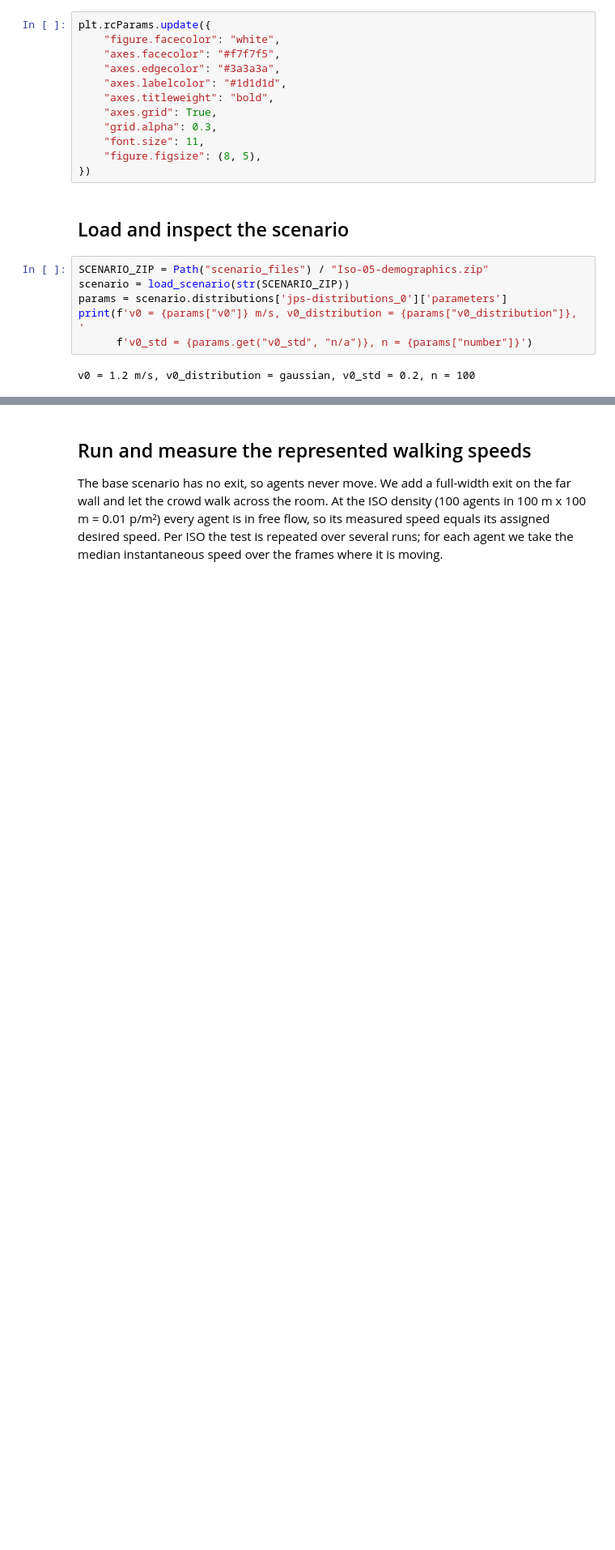
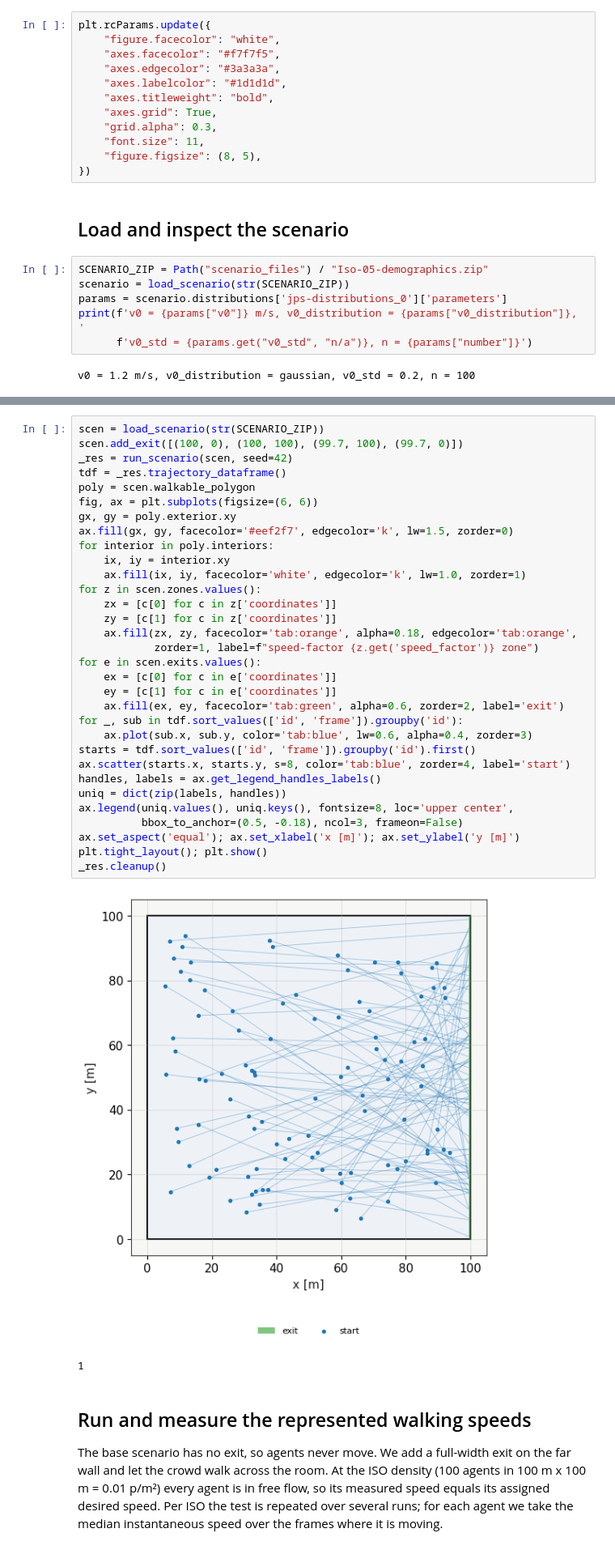
Before and after one commit to PedestrianDynamics/Web-Based-Jupedsim-issues, a Jupyter notebook: standards/iso/iso05_demographics.ipynb, the cells around one changed output, grey strips where cells are left out. Shown at 81% size. Drawn from its saved outputs; the diff is of its cells as text; blank space fills up the shorter version.

```diff
--- a/standards/iso/iso05_demographics.ipynb
+++ b/standards/iso/iso05_demographics.ipynb
@@ -41,3 +45,38 @@ v0 = 1.2 m/s, v0_distribution = gaussian, v0_std = 0.2, n = 100
+# %%
+scen = load_scenario(str(SCENARIO_ZIP))
+scen.add_exit([(100, 0), (100, 100), (99.7, 100), (99.7, 0)])
+_res = run_scenario(scen, seed=42)
+tdf = _res.trajectory_dataframe()
+poly = scen.walkable_polygon
+fig, ax = plt.subplots(figsize=(6, 6))
+gx, gy = poly.exterior.xy
+ax.fill(gx, gy, facecolor='#eef2f7', edgecolor='k', lw=1.5, zorder=0)
+for interior in poly.interiors:
+    ix, iy = interior.xy
+    ax.fill(ix, iy, facecolor='white', edgecolor='k', lw=1.0, zorder=1)
+for z in scen.zones.values():
+    zx = [c[0] for c in z['coordinates']]
+    zy = [c[1] for c in z['coordinates']]
+    ax.fill(zx, zy, facecolor='tab:orange', alpha=0.18, edgecolor='tab:orange',
+            zorder=1, label=f"speed-factor {z.get('speed_factor')} zone")
+for e in scen.exits.values():
+    ex = [c[0] for c in e['coordinates']]
+    ey = [c[1] for c in e['coordinates']]
+    ax.fill(ex, ey, facecolor='tab:green', alpha=0.6, zorder=2, label='exit')
+for _, sub in tdf.sort_values(['id', 'frame']).groupby('id'):
+    ax.plot(sub.x, sub.y, color='tab:blue', lw=0.6, alpha=0.4, zorder=3)
+starts = tdf.sort_values(['id', 'frame']).groupby('id').first()
+ax.scatter(starts.x, starts.y, s=8, color='tab:blue', zorder=4, label='start')
+handles, labels = ax.get_legend_handles_labels()
+uniq = dict(zip(labels, handles))
+ax.legend(uniq.values(), uniq.keys(), fontsize=8, loc='upper center',
+          bbox_to_anchor=(0.5, -0.18), ncol=3, frameon=False)
+ax.set_aspect('equal'); ax.set_xlabel('x [m]'); ax.set_ylabel('y [m]')
+plt.tight_layout(); plt.show()
+_res.cleanup()
+# %% [output]
+[figure, added]
+1
 # %% [markdown]
 ## Run and measure the represented walking speeds
 
```
Also changed, not shown: parts of 2 cells of this notebook, 7 other files.
